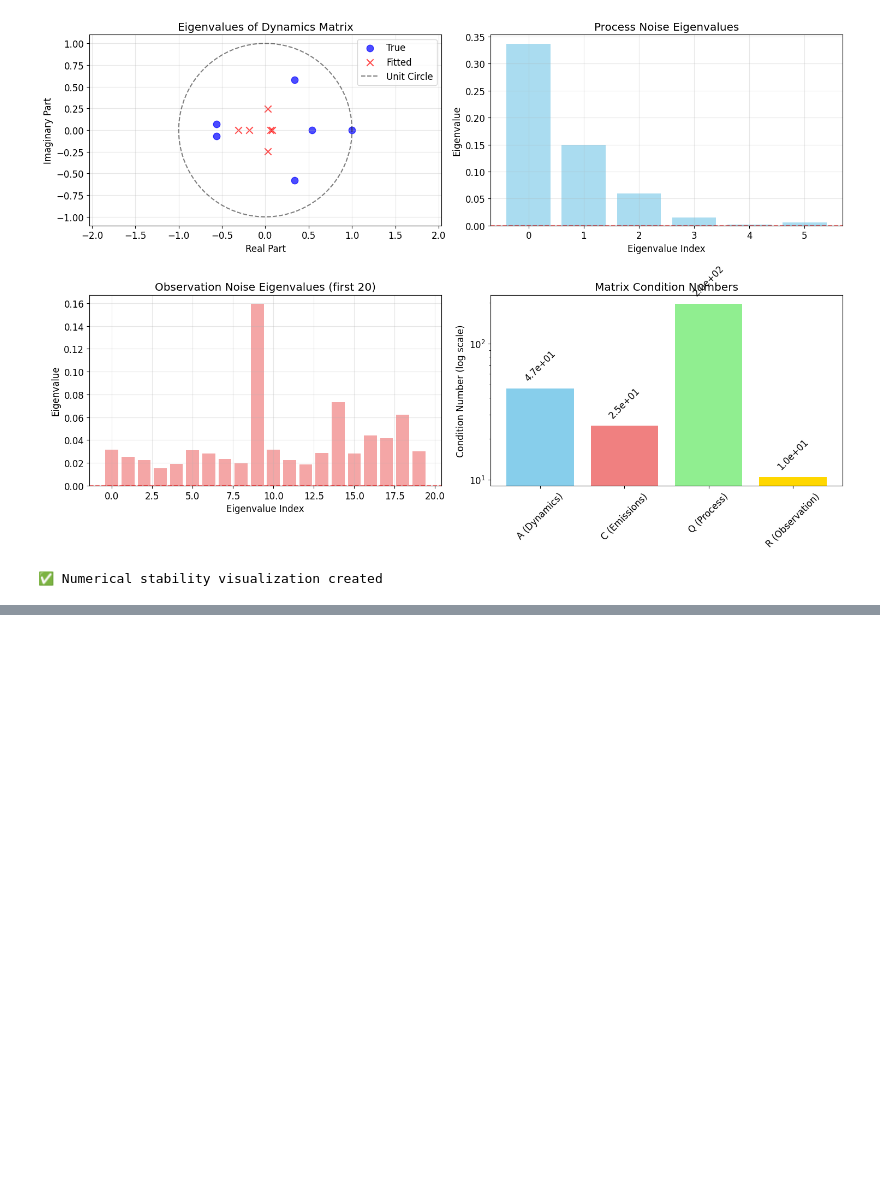
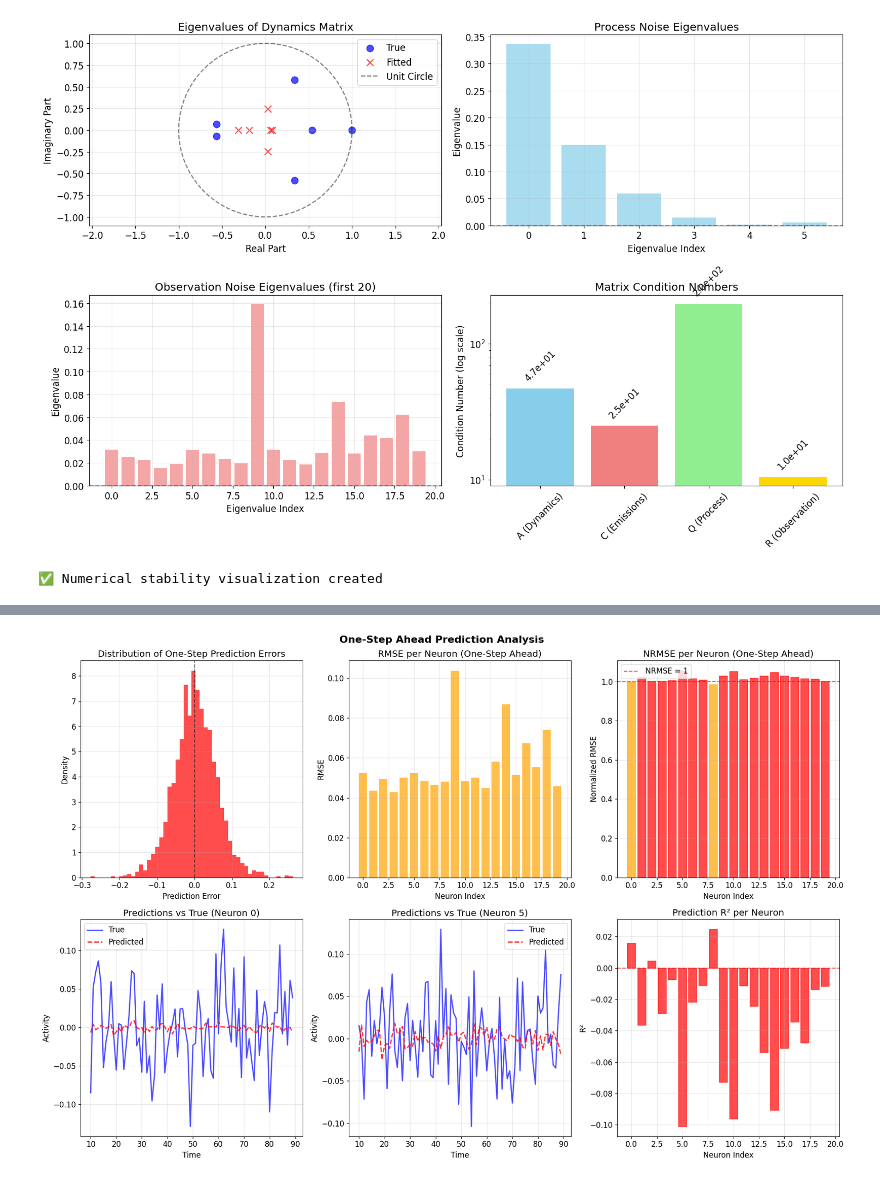
Before and after one commit to kasherri/CTDS, a Jupyter notebook: ctds_model_validation.ipynb, the cells around one changed output, grey strips where cells are left out. Drawn from its saved outputs; the diff is of its cells as text; code cells hidden in the pictures; blank space fills up the shorter version.

```diff
--- a/ctds_model_validation.ipynb
+++ b/ctds_model_validation.ipynb
@@ -686,0 +793,95 @@ print("✅ Numerical stability visualization created")
+# %%
+# Visualize one-step ahead prediction performance
+fig, axes = plt.subplots(2, 3, figsize=(18, 12))
+
+# 1. Prediction errors histogram
+axes[0, 0].hist(prediction_errors_flat, bins=50, alpha=0.7, color='red', density=True)
+axes[0, 0].set_xlabel('Prediction Error')
+axes[0, 0].set_ylabel('Density')
+axes[0, 0].set_title('Distribution of One-Step Prediction Errors')
+axes[0, 0].axvline(0, color='black', linestyle='--', alpha=0.5)
+axes[0, 0].grid(True, alpha=0.3)
+
+# 2. RMSE per neuron
+neuron_indices = jnp.arange(N)
+axes[0, 1].bar(neuron_indices, rmse_per_neuron, alpha=0.7, color='orange')
+axes[0, 1].set_xlabel('Neuron Index')
+axes[0, 1].set_ylabel('RMSE')
+axes[0, 1].set_title('RMSE per Neuron (One-Step Ahead)')
+axes[0, 1].grid(True, alpha=0.3)
+
+# 3. NRMSE per neuron
+bars = axes[0, 2].bar(neuron_indices, nrmse_per_neuron, alpha=0.7, color='purple')
+axes[0, 2].set_xlabel('Neuron Index')
+axes[0, 2].set_ylabel('Normalized RMSE')
+axes[0, 2].set_title('NRMSE per Neuron (One-Step Ahead)')
+axes[0, 2].axhline(1.0, color='red', linestyle='--', alpha=0.7, label='NRMSE = 1')
+axes[0, 2].legend()
+axes[0, 2].grid(True, alpha=0.3)
+
+# Color bars by performance (green = good, red = poor)
+for i, bar in enumerate(bars):
+    if nrmse_per_neuron[i] < 0.5:
+        bar.set_color('green')
+    elif nrmse_per_neuron[i] < 1.0:
+        bar.set_color('orange')
+    else:
+        bar.set_color('red')
+
+
+# 4. Sample time traces of predictions vs observations
+sample_neurons = [0, N//4, N//2, 3*N//4] if N >= 4 else [0, min(1, N-1)]
+time_window = slice(10, min(90, T))  # Ensure we don't exceed data length
+
+for i, neuron_idx in enumerate(sample_neurons[:2]):
+    if i >= 2:
+        break
+    ax = axes[1, i]
+
+    # Create time range that matches the actual data slice
+    data_slice = test_obs[time_window, neuron_idx]
+    pred_slice = test_predictions[time_window, neuron_idx]
+    t_range = jnp.arange(time_window.start, time_window.start + len(data_slice))
+
+    ax.plot(t_range, data_slice, 'b-', alpha=0.7,
+            label='True', linewidth=2)
+    ax.plot(t_range, pred_slice, 'r--', alpha=0.8,
+            label='Predicted', linewidth=2)
+
+    ax.set_xlabel('Time')
+    ax.set_ylabel('Activity')
+    ax.set_title(f'Predictions vs True (Neuron {neuron_idx})')
+    ax.legend()
+    ax.grid(True, alpha=0.3)
+
+
+# 5. Prediction R² per neuron
+bars_r2 = axes[1, 2].bar(neuron_indices, pred_r2_per_neuron, alpha=0.7)
+axes[1, 2].set_xlabel('Neuron Index')
+axes[1, 2].set_ylabel('R²')
+axes[1, 2].set_title('Prediction R² per Neuron')
+axes[1, 2].axhline(0.0, color='red', linestyle='--', alpha=0.7)
+axes[1, 2].grid(True, alpha=0.3)
+
+# Color R² bars by performance
+for i, bar in enumerate(bars_r2):
+    if pred_r2_per_neuron[i] > 0.8:
+        bar.set_color('darkgreen')
+    elif pred_r2_per_neuron[i] > 0.5:
+        bar.set_color('green')
+    elif pred_r2_per_neuron[i] > 0.2:
+        bar.set_color('orange')
+    else:
+        bar.set_color('red')
+
+plt.suptitle('One-Step Ahead Prediction Analysis', fontsize=16, fontweight='bold')
+plt.tight_layout()
+plt.show()
+
+# Summary statistics
+print(f"\n📊 One-Step Ahead Prediction Summary:")
+print(f"  Neurons with NRMSE < 0.5: {jnp.sum(nrmse_per_neuron < 0.5)}/{N} ({100*jnp.mean(nrmse_per_neuron < 0.5):.1f}%)")
+print(f"  Neurons with R² > 0.5:    {jnp.sum(pred_r2_per_neuron > 0.5)}/{N} ({100*jnp.mean(pred_r2_per_neuron > 0.5):.1f}%)")
+print(f"  Neurons with R² > 0.8:    {jnp.sum(pred_r2_per_neuron > 0.8)}/{N} ({100*jnp.mean(pred_r2_per_neuron > 0.8):.1f}%)")
+# %% [output]
+[figure, added]
```
Also changed, not shown: parts of 7 cells of this notebook.
